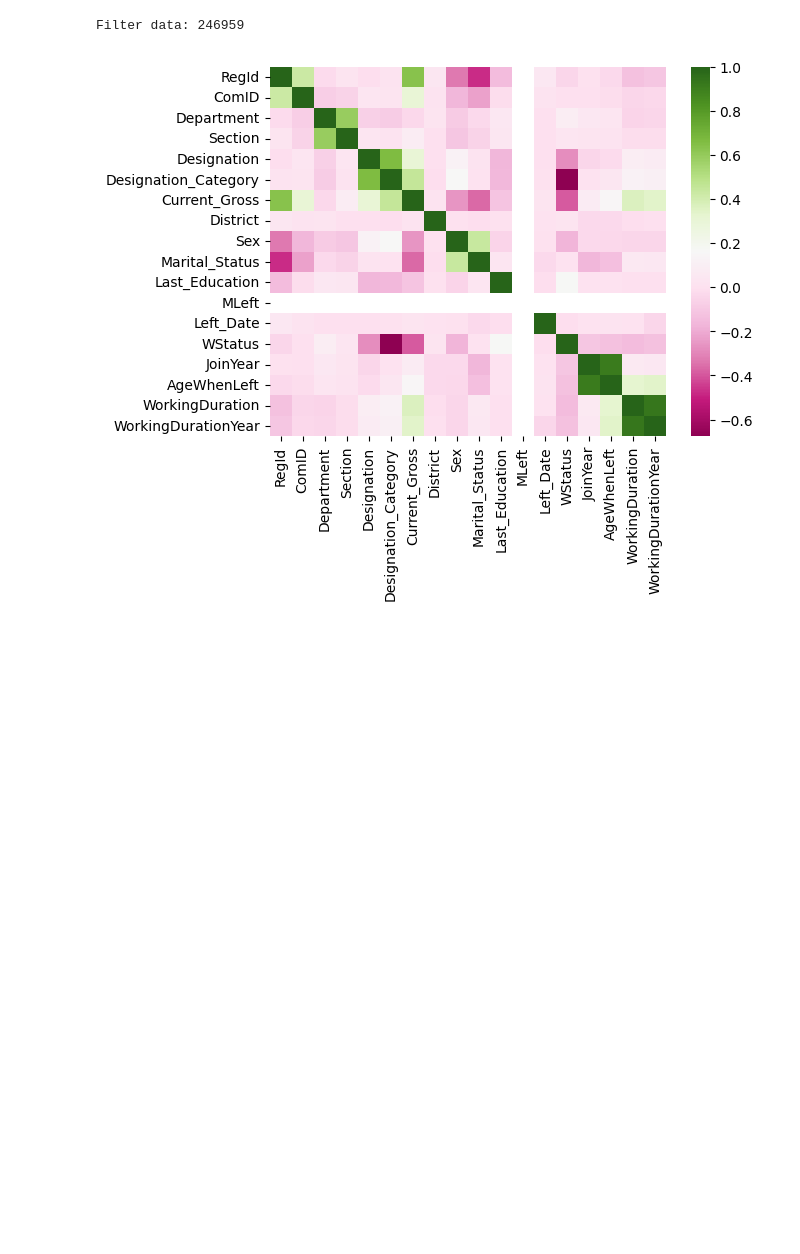
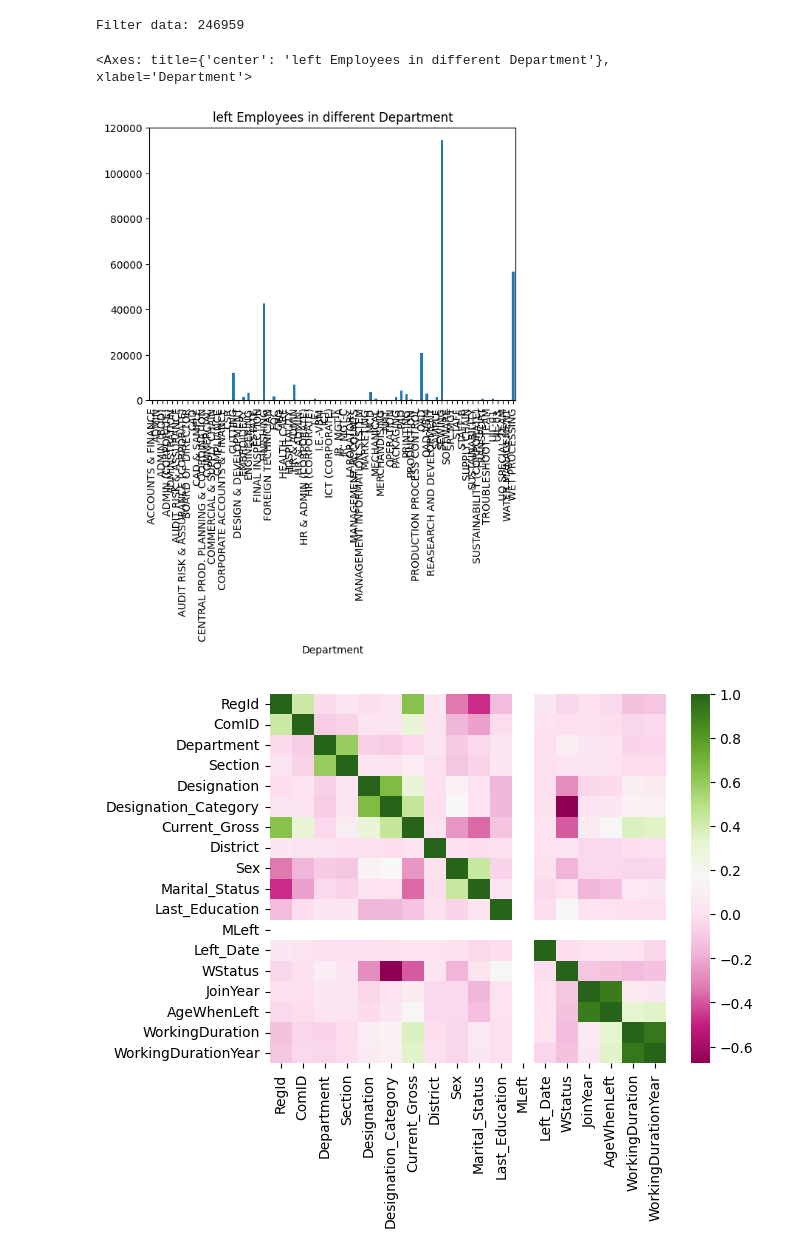
Before and after one commit to Linkonb/Employee_Turnover_Prediction, a Jupyter notebook: Employee_Turnover_Prediction.ipynb, the cells around one changed output. Saved outputs shown, nothing was run; the diff lists cells and outputs as text; code cells hidden in the pictures; blank space fills up the shorter version.

```diff
--- a/Employee_Turnover_Prediction.ipynb
+++ b/Employee_Turnover_Prediction.ipynb
@@ -100,6 +125,14 @@ print('Filter data:',data['Department'].count())
 #data['Current_Gross'] = data['Current_Gross'].apply(categorize_Gross_ranges)
 # %% [output]
 Filter data: 246959
+# %%
+data.groupby(['Department'])['Department'].count().plot(x='Department',
+        kind='bar',
+        stacked=False,
+        title='left Employees in different Department')
+# %% [output]
+<Axes: title={'center': 'left Employees in different Department'}, xlabel='Department'>
+[figure, added]
 # %%
 # Preform label encoding for gender variable
 from sklearn.preprocessing import LabelEncoder, OneHotEncoder
```
Also changed, not shown: parts of 5 cells of this notebook.
